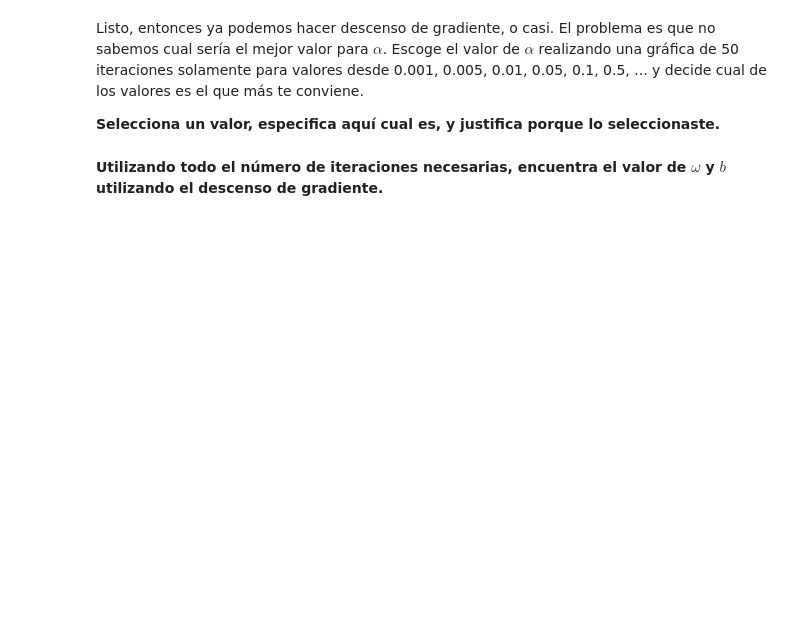
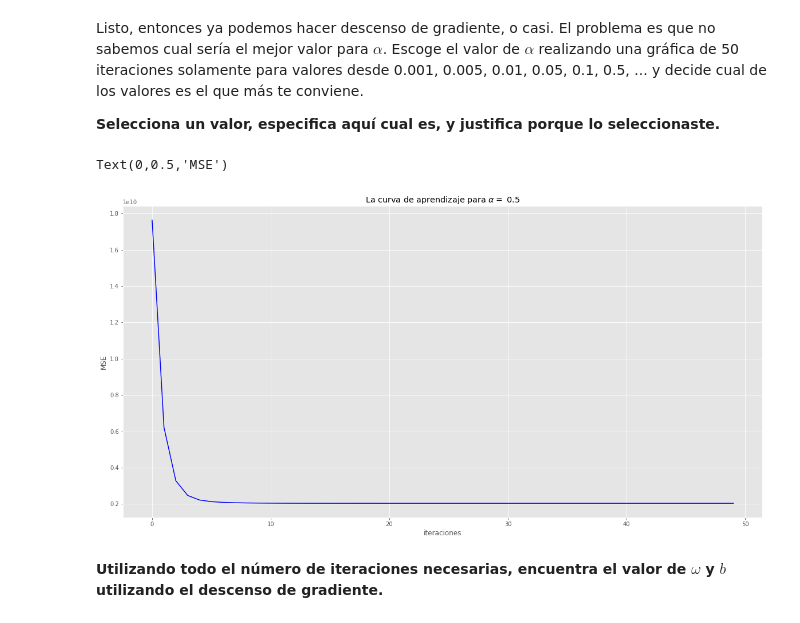
Before and after one commit to raulperod/redes-neuronales, a Jupyter notebook: neurona_lineal/neurona_lineal.ipynb, the cells around one changed output. Saved outputs shown, nothing was run; the diff lists cells and outputs as text; code cells hidden in the pictures; blank space fills up the shorter version.

```diff
--- a/neurona_lineal/neurona_lineal.ipynb
+++ b/neurona_lineal/neurona_lineal.ipynb
@@ -86,17 +86,10 @@ def mse_loss(x, y, w, b):
 
     """
     M, n = x.shape
-
-    # Puedes hacerlo en forma de ciclos
-    # J = 0
-    # for instancia in range(M):
-    #    J += --inserta aqui tu código--
-    # return --inserta aquí tu código--
-
-
-    # Puedes hacerlo directamente en forma matricial
-    # error = --aqui se inserta código--
-    # return --aqui se inserta código--
+    J = 0
+    for instance in range(M):
+        J += (y[instance] - (x[instance,:]@w + b))**2
+    return J / (2*M)
 # %% [markdown]
 y para probar si está bien el programa, si calculamos $Loss(\omega, b)$ para $\omega_1 = 0$, $b = 0$ debe de dar (para este conjunto de datos) **26.73** (recuerda verificar que regrese un flotante y no un vector de un solo elemento).
 # %%
@@ -154,11 +152,10 @@ def grad_costo(x, y, w, b):
 
     """
     error = y - (x @ w + b)
+    M = x.shape[0]
 
-    # --aqui hay que poner código--
-
-
-    #------------------------------
+    dw = (x.T @ error) / M
+    db = np.sum(error) / M
 
     return dw, db
 
@@ -187,16 +184,10 @@ def descenso_gradiente_lotes(x, y, w_0, b_0, alpha, num_iter):
     M, n = x.shape
 
     for iter in range(num_iter):
-
         dw, db = grad_costo(x, y, w, b)
-
-        # --aqui hay que poner código--
-
-
-        #------------------------------
-
+        w += alpha * dw
+        b += alpha * db
         mse_iter[iter] = mse_loss(x, y, w, b)
-
     return w, b, mse_iter
 # %% [markdown]
 Y para saber si el algoritmo se programo bien, se puede probar en el problema del *food truck* y revisar si el valor de la función de pérdida se va reduciendo hasta estabilizarse en un mínimo.
@@ -271,7 +273,7 @@ def obtiene_medias_desviaciones(x):
 
     Parámetros
     ----------
-    x: un ndarray de dimensión (T, n) donde T es el númro de elementos y
+    x: un ndarray de dimensión (T, n) donde T es el número de elementos y
        n el número de atributos
 
     Devuelve
@@ -280,10 +282,7 @@ def obtiene_medias_desviaciones(x):
                           las medias y las desviaciones estandar respectivamente.
 
     """
-    # Escribe aqui el código
-    #
-    #
-    #
+    return x.mean(axis=0), x.std(axis=0)
 
 def normaliza(x, medias, desviaciones):
     """
@@ -321,18 +335,21 @@ Listo, entonces ya podemos hacer descenso de gradiente, o casi. El problema es q
 # %%
 medias, desviaciones = obtiene_medias_desviaciones(x)
 x_norm = normaliza(x, medias, desviaciones)
 
 w_ini = np.zeros((n,))
 b_ini = 0
 num_iters = 50
 
-alpha = 0.0001  # Aqui es donde hay que hacer las pruebas
+alpha = .5  # Aqui es donde hay que hacer las pruebas
 
 _, _, mse_hist = descenso_gradiente_lotes(x_norm, y, w_ini, b_ini, alpha, num_iters)
 
 plt.plot(mse_hist, '-b')
 plt.title(r"La curva de aprendizaje para $\alpha =$ " + str(alpha))
 plt.xlabel('iteraciones')
 plt.ylabel('MSE')
+# %% [output]
+Text(0,0.5,'MSE')
+[figure, added]
 # %% [markdown]
 **Utilizando todo el número de iteraciones necesarias, encuentra el valor de $\omega$ y $b$ utilizando el descenso de gradiente.**
```
Also changed, not shown: parts of 18 cells of this notebook.
